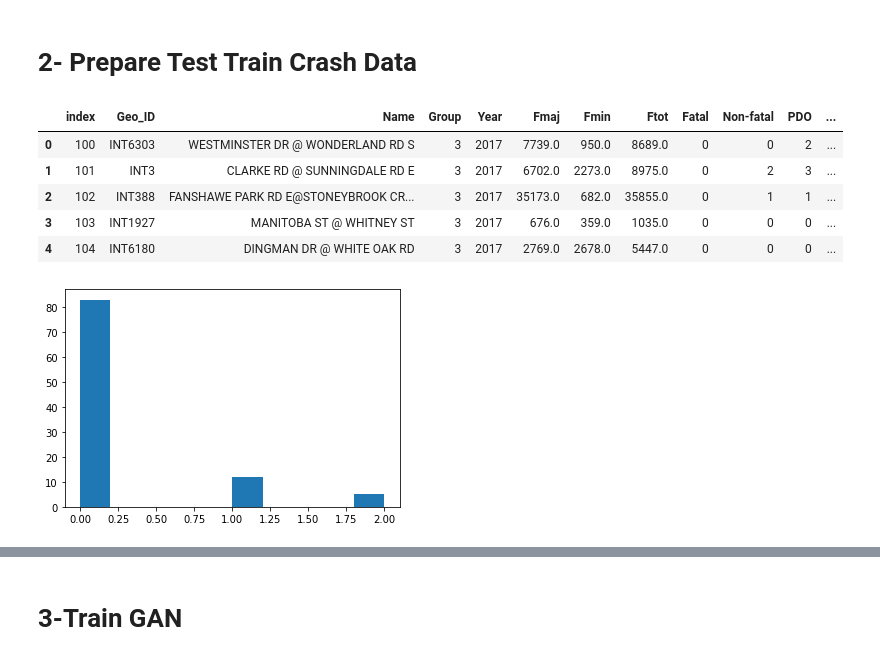
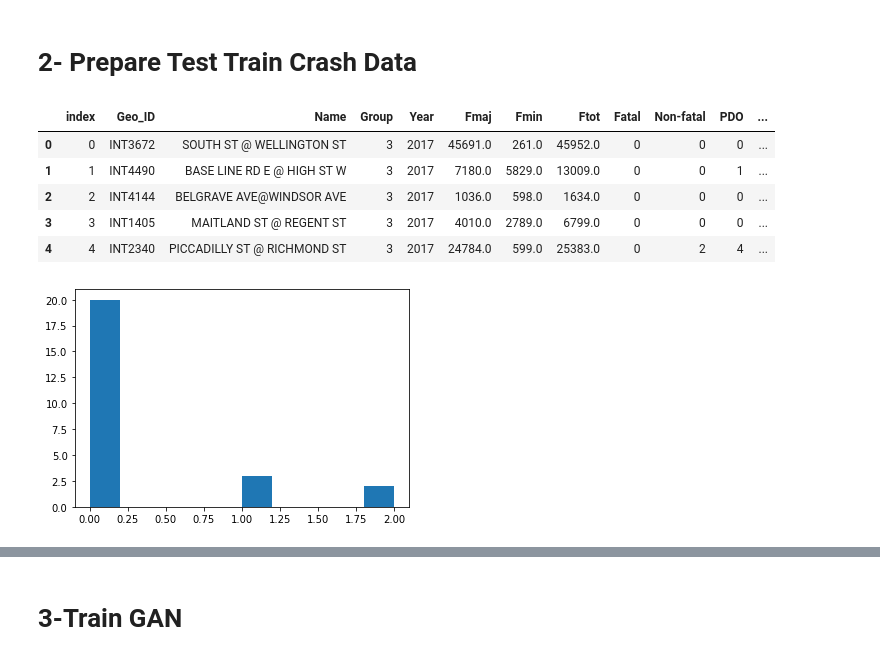
Before and after one commit to mz-zarei/CGAN-Augmentation, a Jupyter notebook: RealDataAugmentation_CGAN.ipynb, the cells around one changed output, grey strips where cells are left out. Cells and saved outputs as stored; diff of their text form; code cells hidden in the pictures.

```diff
--- a/RealDataAugmentation_CGAN.ipynb
+++ b/RealDataAugmentation_CGAN.ipynb
@@ -241,31 +241,32 @@ activation = "elu"
 # **2- Prepare Test Train Crash Data**
 # %%
 target = 'FI'
+train_size = 25
 London_Data = pd.read_excel('/content/London_Python_Data.xlsx')
 London_Data = London_Data[(London_Data['Year']==2017) & (London_Data['Group']== 3)]
 #Shuffling the data
 London_Data = London_Data.sample(frac = 1).reset_index(drop=True)
 London_Data['Log_Fmin'] = np.log(London_Data['Fmin'])
 London_Data['Log_Fmaj'] = np.log(London_Data['Fmaj'])
 
 x_columns = ['Log_Fmin', 'Log_Fmaj']
-test_data = London_Data[:100].reset_index()
+test_data = London_Data[train_size:].reset_index()
 y_test = test_data[target]
 x_test = test_data[x_columns]
 
 
-CrashData = London_Data[100:].reset_index()
+CrashData = London_Data[:train_size].reset_index()
 
 ax = plt.hist(CrashData[target])
 CrashData.head()
 # %% [output]
 |  | index | Geo_ID | Name | Group | Year | Fmaj | Fmin | Ftot | Fatal | Non-fatal | PDO | ... |
-| 0 | 100 | INT6303 | WESTMINSTER DR @ WONDERLAND RD S | 3 | 2017 | 7739.0 | 950.0 | 8689.0 | 0 | 0 | 2 | ... |
-| 1 | 101 | INT3 | CLARKE RD @ SUNNINGDALE RD E | 3 | 2017 | 6702.0 | 2273.0 | 8975.0 | 0 | 2 | 3 | ... |
-| 2 | 102 | INT388 | FANSHAWE PARK RD E@STONEYBROOK CR... | 3 | 2017 | 35173.0 | 682.0 | 35855.0 | 0 | 1 | 1 | ... |
-| 3 | 103 | INT1927 | MANITOBA ST @ WHITNEY ST | 3 | 2017 | 676.0 | 359.0 | 1035.0 | 0 | 0 | 0 | ... |
-| 4 | 104 | INT6180 | DINGMAN DR @ WHITE OAK RD | 3 | 2017 | 2769.0 | 2678.0 | 5447.0 | 0 | 0 | 0 | ... |
+| 0 | 0 | INT3672 | SOUTH ST @ WELLINGTON ST | 3 | 2017 | 45691.0 | 261.0 | 45952.0 | 0 | 0 | 0 | ... |
+| 1 | 1 | INT4490 | BASE LINE RD E @ HIGH ST W | 3 | 2017 | 7180.0 | 5829.0 | 13009.0 | 0 | 0 | 1 | ... |
+| 2 | 2 | INT4144 | BELGRAVE AVE@WINDSOR AVE | 3 | 2017 | 1036.0 | 598.0 | 1634.0 | 0 | 0 | 0 | ... |
+| 3 | 3 | INT1405 | MAITLAND ST @ REGENT ST | 3 | 2017 | 4010.0 | 2789.0 | 6799.0 | 0 | 0 | 0 | ... |
+| 4 | 4 | INT2340 | PICCADILLY ST @ RICHMOND ST | 3 | 2017 | 24784.0 | 599.0 | 25383.0 | 0 | 2 | 4 | ... |
-[figure, old version]
+[figure, new version]
 # %%
 London_Data.describe()
 # %% [output]
```
Also changed, not shown: parts of 7 cells of this notebook.
